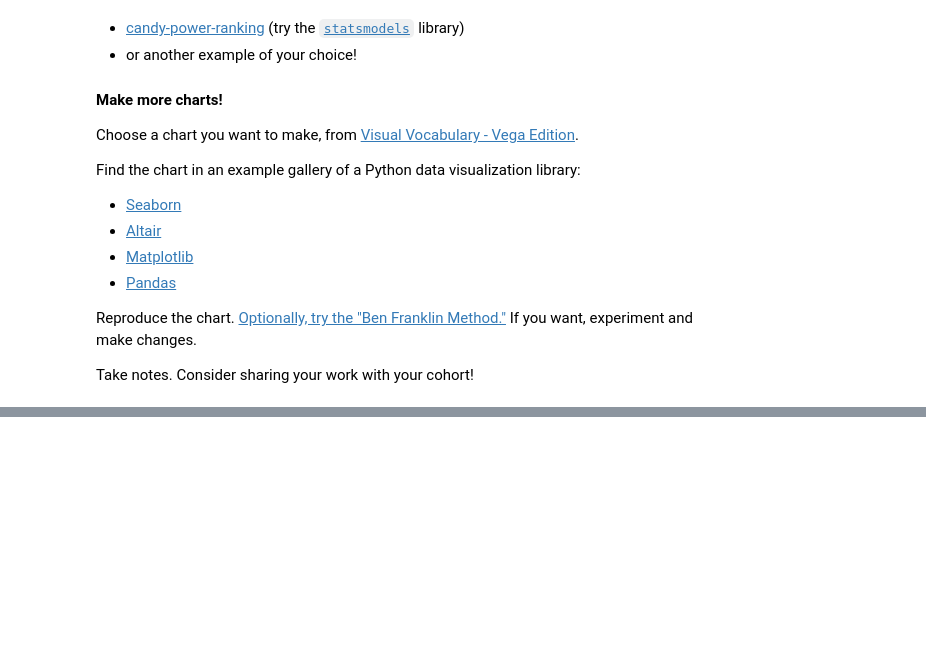
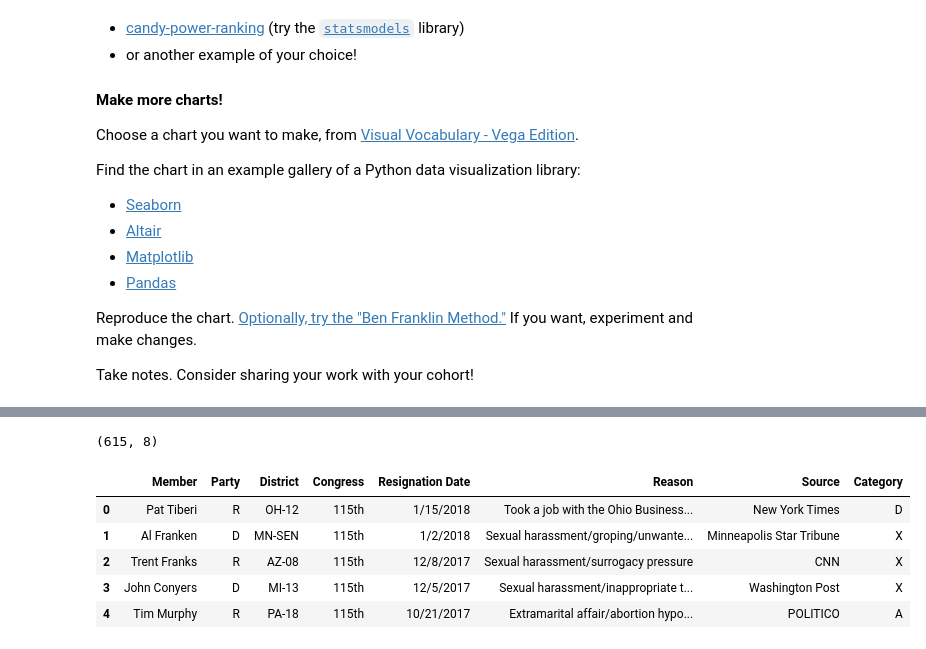
Before and after one commit to bloominstituteoftechnology/DS-Unit-1-Sprint-3-Data-Storytelling, a Jupyter notebook: module3-make-explanatory-visualizations/LS_DS_223_Make_explanatory_visualizations.ipynb, the cells around one changed output, grey strips where cells are left out. Cells and saved outputs as stored; diff of their text form; code cells hidden in the pictures; blank space fills up the shorter version.

```diff
--- a/module3-make-explanatory-visualizations/LS_DS_223_Make_explanatory_visualizations.ipynb
+++ b/module3-make-explanatory-visualizations/LS_DS_223_Make_explanatory_visualizations.ipynb
@@ -245,0 +254,13 @@ Take notes. Consider sharing your work with your cohort!
+# %%
+congress.shape
+# %% [output]
+(615, 8)
+# %%
+congress.head()
+# %% [output]
+|  | Member | Party | District | Congress | Resignation Date | Reason | Source | Category |
+| 0 | Pat Tiberi | R | OH-12 | 115th | 1/15/2018 | Took a job with the Ohio Business... | New York Times | D |
+| 1 | Al Franken | D | MN-SEN | 115th | 1/2/2018 | Sexual harassment/groping/unwante... | Minneapolis Star Tribune | X |
+| 2 | Trent Franks | R | AZ-08 | 115th | 12/8/2017 | Sexual harassment/surrogacy pressure | CNN | X |
+| 3 | John Conyers | D | MI-13 | 115th | 12/5/2017 | Sexual harassment/inappropriate t... | Washington Post | X |
+| 4 | Tim Murphy | R | PA-18 | 115th | 10/21/2017 | Extramarital affair/abortion hypo... | POLITICO | A |
```
Also changed, not shown: parts of 9 cells of this notebook.
